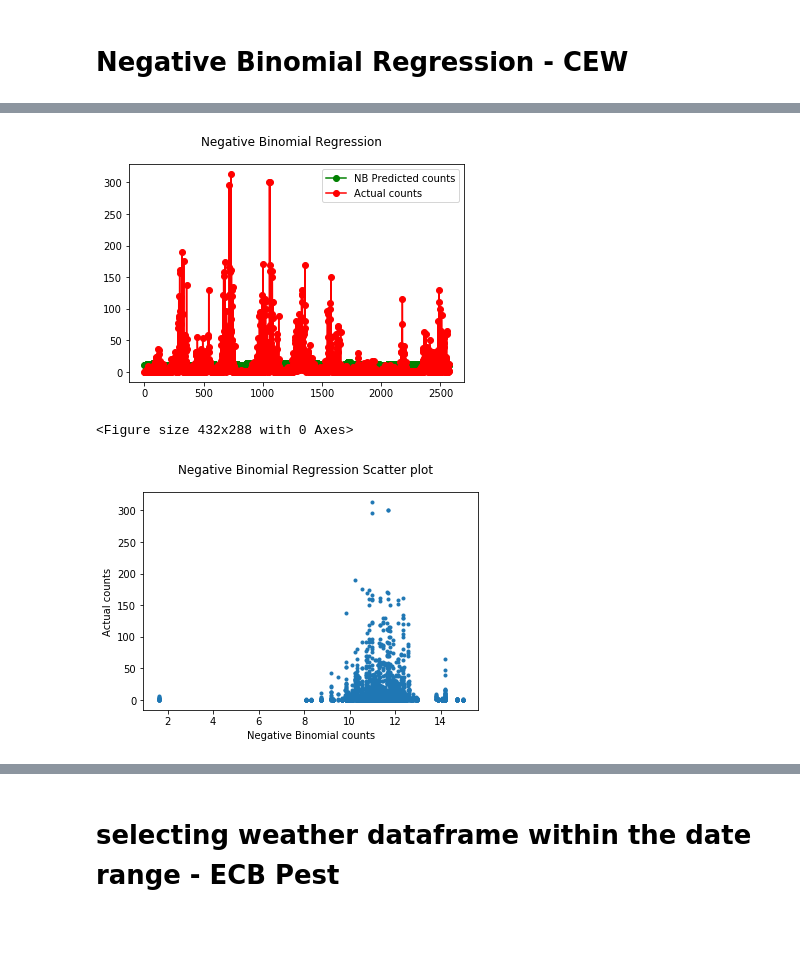
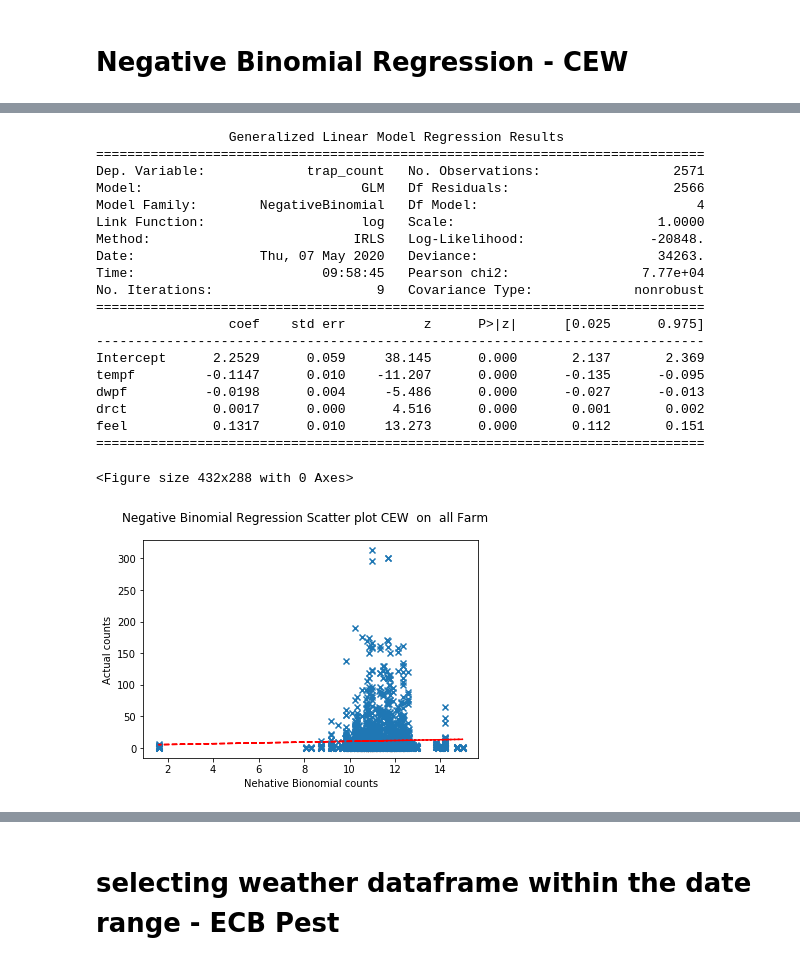
Before and after one commit to ramgautam06/CS898-Masters-Project, a Jupyter notebook: RamGautam_Project.ipynb, the cells around one changed output, grey strips where cells are left out. Cells and saved outputs as stored; diff of their text form; code cells hidden in the pictures; blank space fills up the shorter version.

```diff
--- a/RamGautam_Project.ipynb
+++ b/RamGautam_Project.ipynb
@@ -115,6 +119,9 @@ def Poisson_Regression(df_Poisson_Regression, pest, farm):
 # 3. Negative Binomial Regression
 # %%
 def Negative_Binomial_Regression(df_Negative_Binomial_Regression, pest, farm):
+
+    if farm == "all":
+        df_Negative_Binomial_Regression.drop('poisson_count', axis=1, inplace=True)
 
     equation = """trap_count ~ tempf + dwpf + drct + feel"""
 
@@ -177,7 +184,16 @@ def Negative_Binomial_Regression(df_Negative_Binomial_Regression, pest, farm):
     plt.show()
 
     #assigning the poission count here --
-    df_Negative_Binomial_Regression['NB_count_farm'] = NB_counts
+    #df_Negative_Binomial_Regression['NB_count_farm'] = NB_counts
+
+    farm = farm.strip()
+    if farm == "all":
+        #df_Poisson_Regression['poisson_count'] = poisson_count
+        df_Negative_Binomial_Regression['NB_count'] = NB_counts
+    else:
+        #df_Poisson_Regression['poisson_count_farm'] = poisson_count
+        df_Negative_Binomial_Regression['NB_count_farm'] = NB_counts
+
 
     df_Negative_Binomial_Regression.drop('LAMBDA', axis=1, inplace=True)
     df_Negative_Binomial_Regression.drop('AUX_OLS_DEP', axis=1, inplace=True)
@@ -738,5 +734,5 @@ plt.show()
 # %%
-df_CEW_final['poisson_count'] = poisson_count
+#df_CEW_final['poisson_count'] = poisson_count
 # %%
 df_CEW_final.head()
 # %% [output]
@@ -866,25 +798,20 @@ NB_actual_counts = y_test['trap_count']
 # %%
-fig = plt.figure()
-fig.suptitle('Negative Binomial Regression')
-predicted, = plt.plot(X_test.index, NB_counts, 'go-', label='NB Predicted counts')
-actual, = plt.plot(X_test.index, NB_actual_counts, 'ro-', label='Actual counts')
-plt.legend(handles=[predicted, actual])
-plt.show()
+#fig = plt.figure()
+#fig.suptitle('Negative Binomial Regression')
+#predicted, = plt.plot(X_test.index, NB_counts, 'go-', label='NB Predicted counts')
+#actual, = plt.plot(X_test.index, NB_actual_counts, 'ro-', label='Actual counts')
+#plt.legend(handles=[predicted, actual])
+#plt.show()
-# %% [output]
-[figure, removed]
 # %%
-plt.clf()
-fig = plt.figure()
-fig.suptitle('Negative Binomial Regression Scatter plot')
-plt.scatter(x=NB_counts, y=NB_actual_counts, marker='.')
-plt.xlabel('Negative Binomial counts')
-plt.ylabel('Actual counts')
-plt.show()
+#plt.clf()
+#fig = plt.figure()
+#fig.suptitle('Negative Binomial Regression Scatter plot')
+#plt.scatter(x=NB_counts, y=NB_actual_counts, marker='.')
+#plt.xlabel('Negative Binomial counts')
+#plt.ylabel('Actual counts')
+#plt.show()
-# %% [output]
-<Figure size 432x288 with 0 Axes>
-[figure, removed]
 # %%
-df_CEW_final['NB_count'] = NB_counts
+#df_CEW_final['NB_count'] = NB_counts
 # %%
 df_CEW_final.head()
 # %% [output]
@@ -894,3 +821,27 @@ df_CEW_final.head()
 | 2 | Litchfield-M | 0 | 2006 | 2006-06-19 | 70.977613 | 63.913169 | 63.703704 | 71.301399 | 10.459989 | ... |
 | 3 | Merrimack-T | 0 | 2006 | 2006-06-19 | 70.977613 | 63.913169 | 63.703704 | 71.301399 | 10.459989 | ... |
 | 4 | Hollis-L | 1 | 2006 | 2006-06-19 | 70.977613 | 63.913169 | 63.703704 | 71.301399 | 10.459989 | ... |
+# %%
+df_CEW_final = Negative_Binomial_Regression(df_CEW_final, " CEW ", " all ")
+# %% [output]
+                 Generalized Linear Model Regression Results
+==============================================================================
+Dep. Variable:             trap_count   No. Observations:                 2571
+Model:                            GLM   Df Residuals:                     2566
+Model Family:        NegativeBinomial   Df Model:                            4
+Link Function:                    log   Scale:                          1.0000
+Method:                          IRLS   Log-Likelihood:                -20848.
+Date:                Thu, 07 May 2020   Deviance:                       34263.
+Time:                        09:58:45   Pearson chi2:                 7.77e+04
+No. Iterations:                     9   Covariance Type:             nonrobust
+==============================================================================
+                 coef    std err          z      P>|z|      [0.025      0.975]
+------------------------------------------------------------------------------
+Intercept      2.2529      0.059     38.145      0.000       2.137       2.369
+tempf         -0.1147      0.010    -11.207      0.000      -0.135      -0.095
+dwpf          -0.0198      0.004     -5.486      0.000      -0.027      -0.013
+drct           0.0017      0.000      4.516      0.000       0.001       0.002
+feel           0.1317      0.010     13.273      0.000       0.112       0.151
+==============================================================================
+<Figure size 432x288 with 0 Axes>
+[figure, added]
```
Also changed, not shown: parts of 76 cells of this notebook.
